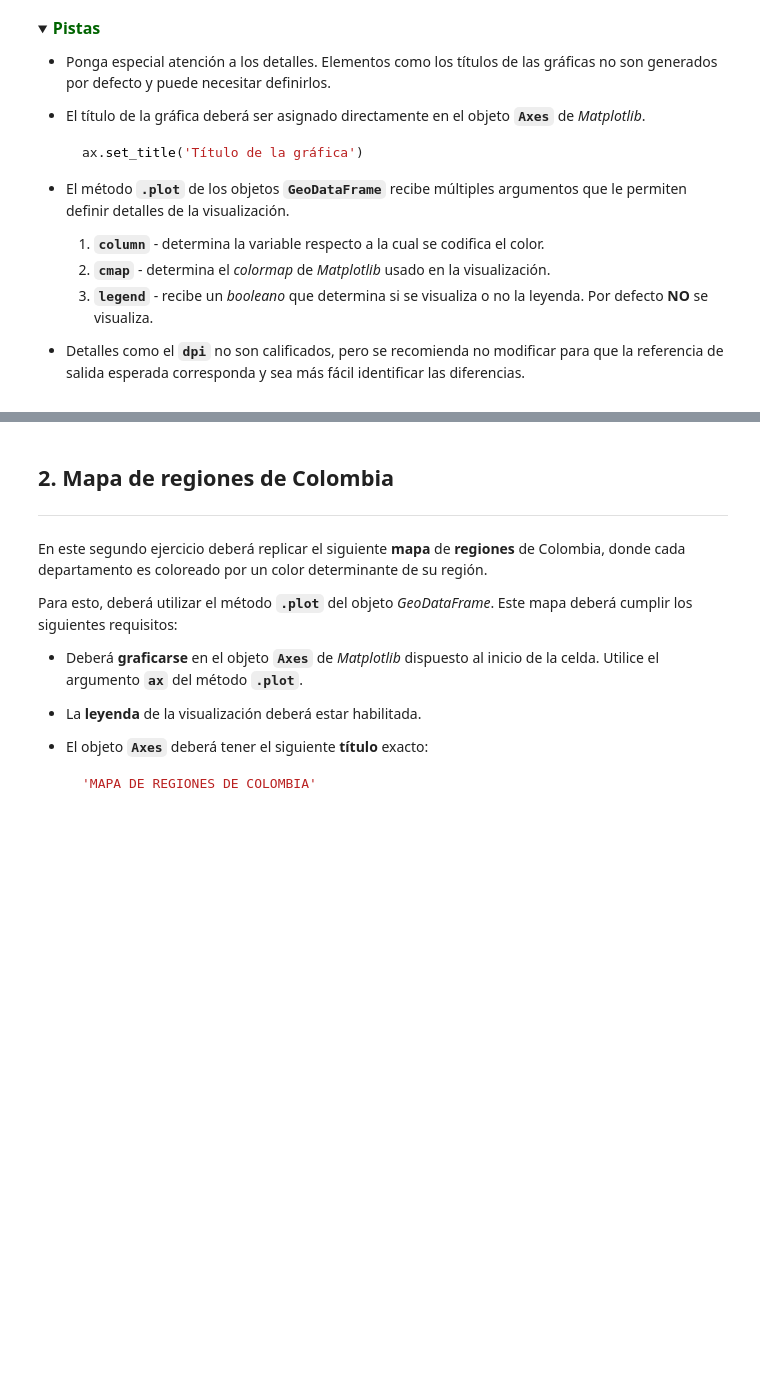
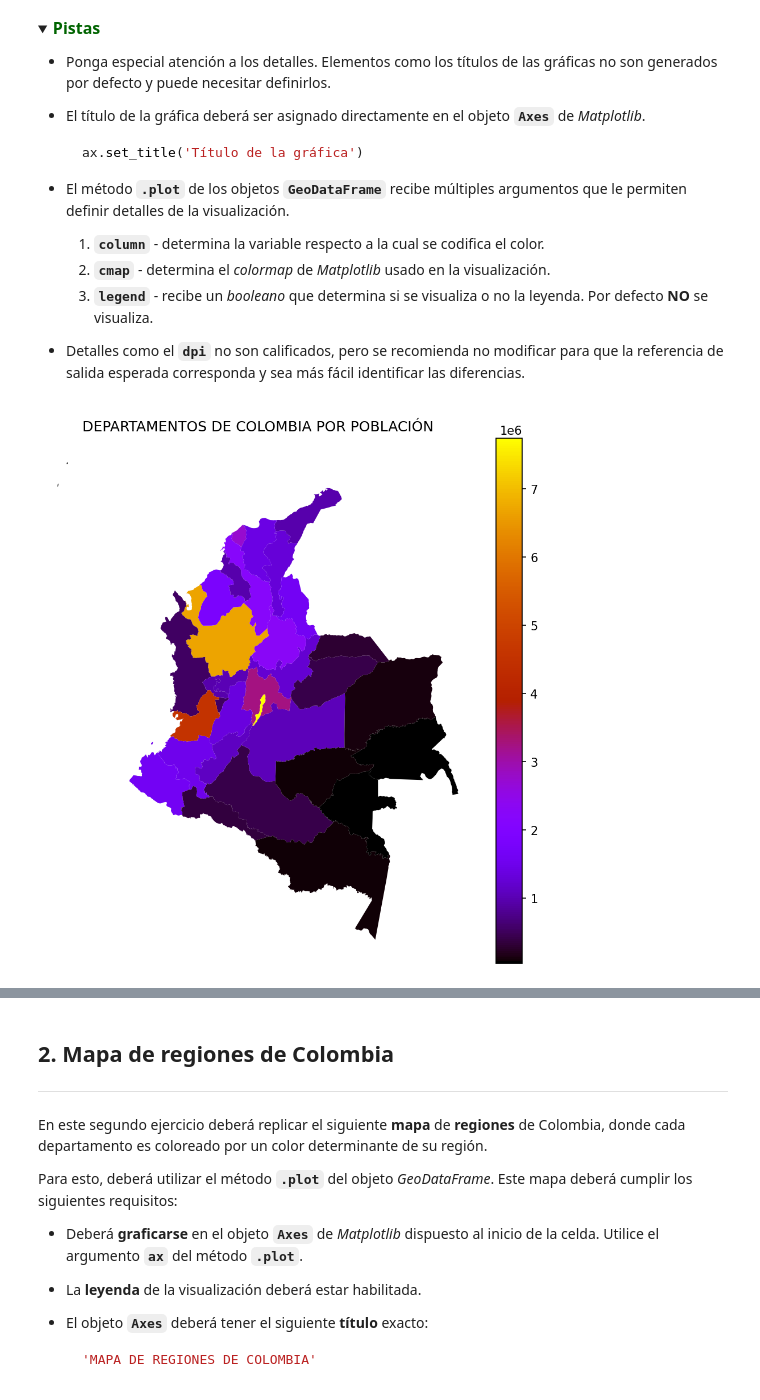
Before and after one commit to danielamejiacastro/MLDS--Course, a Jupyter notebook: Quiz_9_GeoPandas_(Opcional).ipynb, the cells around one changed output, grey strips where cells are left out. Saved outputs shown, nothing was run; the diff lists cells and outputs as text; code cells hidden in the pictures; folded sections open; blank space fills up the shorter version.

```diff
--- a/Quiz_9_GeoPandas_(Opcional).ipynb
+++ b/Quiz_9_GeoPandas_(Opcional).ipynb
@@ -159,26 +162,31 @@ Para esto, deberá utilizar el método **`.plot`** del objeto _GeoDataFrame_. Es
 # %%
 # VARIABLES CALIFICADAS: fig1, ax_pob
 fig1, ax_pob = plt.subplots(1,                  # Solo un objeto Axes para la figura.
                                figsize=(8, 8), # Tamaño de la figura.
                                dpi=150)         # Puntos por pulgada de la imagen.
 
 # Preparamos la gráfica eliminando los bordes numéricos innecesarios.
 ax_pob.axis('off')
 plt.axis('equal')
 
 
 ### ESCRIBA SU CÓDIGO AQUÍ ### (~ 13 líneas de código)
 
+# Cargar el GeoDataFrame desde el archivo JSON
+departamentos_gdf = gpd.read_file("departamentos.json")
 
+# Graficar el mapa de departamentos por población
+departamentos_gdf.plot(ax=ax_pob, column='pob_total', legend=True, cmap='gnuplot')
+ax_pob.set_title('DEPARTAMENTOS DE COLOMBIA POR POBLACIÓN')
 
-
-
-
-
+# Guardar la figura con fondo transparente
+fig1.savefig("mapa_departamentos.png", transparent=True)
 ### FIN DEL CÓDIGO ###
 
 
 fig1.show()
+# %% [output]
+[figure, added]
 # %%
 # NO ELIMINAR - NECESARIO PARA LA CORRECTA CALIFICACIÓN DE LA ACTIVIDAD
 fig1.show()
```
Also changed, not shown: parts of 3 cells of this notebook, 1 other file.
